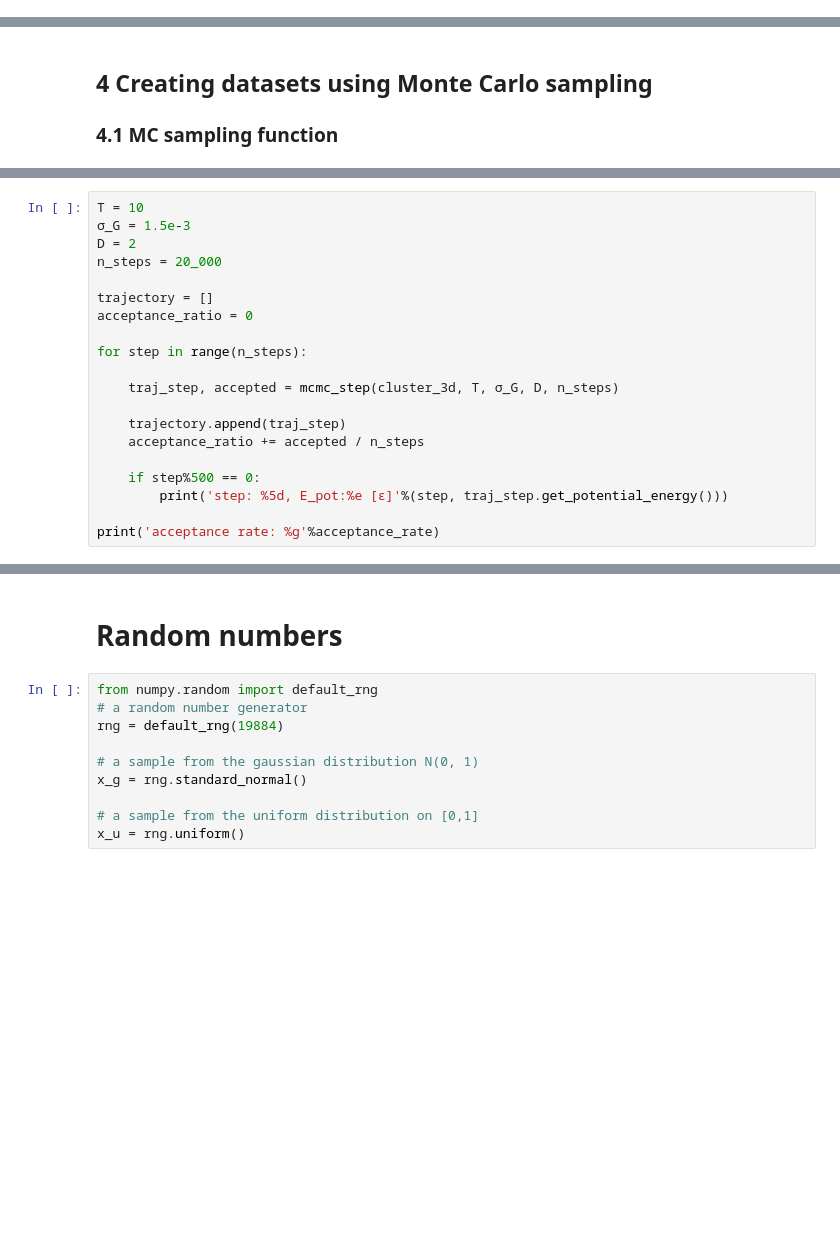
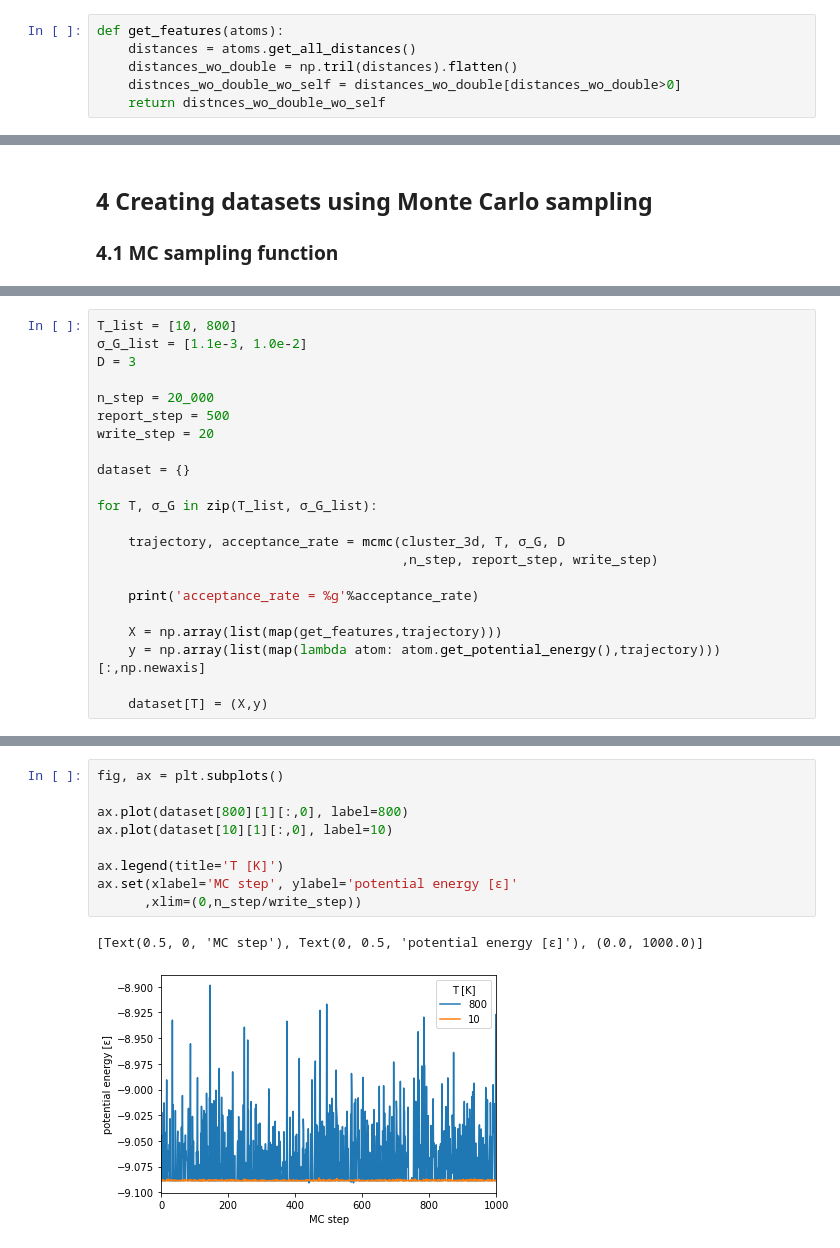
Before and after one commit to umurcankaya/WS-21-22, a Jupyter notebook: MLMP/assignments/ex04/MLMP_ex4_umurcankaya.ipynb, the cells around one changed output, grey strips where cells are left out. Saved outputs shown, nothing was run; the diff lists cells and outputs as text; blank space fills up the shorter version.

```diff
--- a/MLMP/assignments/ex04/MLMP_ex4_umurcankaya.ipynb
+++ b/MLMP/assignments/ex04/MLMP_ex4_umurcankaya.ipynb
@@ -149,0 +127,6 @@ array([1.11848102, 1.11848102, 1.11848102, 1.11848102, 1.93726595,
+# %%
+def get_features(atoms):
+    distances = atoms.get_all_distances()
+    distances_wo_double = np.tril(distances).flatten()
+    distnces_wo_double_wo_self = distances_wo_double[distances_wo_double>0]
+    return distnces_wo_double_wo_self
@@ -193,21 +205,23 @@ def mcmc_step(atoms, T:float, σ_G:float, D:int, n_steps:int=1):
 # %%
-T = 10
-σ_G = 1.5e-3
-D = 2
-n_steps = 20_000
+T_list = [10, 800]
+σ_G_list = [1.1e-3, 1.0e-2]
+D = 3
 
-trajectory = []
-acceptance_ratio = 0
+n_step = 20_000
+report_step = 500
+write_step = 20
 
-for step in range(n_steps):
+dataset = {}
 
-    traj_step, accepted = mcmc_step(cluster_3d, T, σ_G, D, n_steps)
+for T, σ_G in zip(T_list, σ_G_list):
 
-    trajectory.append(traj_step)
-    acceptance_ratio += accepted / n_steps
+    trajectory, acceptance_rate = mcmc(cluster_3d, T, σ_G, D
+                                       ,n_step, report_step, write_step)
 
-    if step%500 == 0:
-        print('step: %5d, E_pot:%e [ε]'%(step, traj_step.get_potential_energy()))
+    print('acceptance_rate = %g'%acceptance_rate)
 
-print('acceptance rate: %g'%acceptance_rate)
+    X = np.array(list(map(get_features,trajectory)))
+    y = np.array(list(map(lambda atom: atom.get_potential_energy(),trajectory)))[:,np.newaxis]
+
+    dataset[T] = (X,y)
 # %% [output]
@@ -284,12 +245,12 @@ BFGS:    9 16:44:41       -2.014686        0.0031
-# %% [markdown]
-# Random numbers
-# %%
-from numpy.random import default_rng
-# a random number generator
-rng = default_rng(19884)
-
-# a sample from the gaussian distribution N(0, 1)
-x_g = rng.standard_normal()
-
-# a sample from the uniform distribution on [0,1]
-x_u = rng.uniform()
+# %%
+fig, ax = plt.subplots()
+
+ax.plot(dataset[800][1][:,0], label=800)
+ax.plot(dataset[10][1][:,0], label=10)
+
+ax.legend(title='T [K]')
+ax.set(xlabel='MC step', ylabel='potential energy [ε]'
+      ,xlim=(0,n_step/write_step))
+# %% [output]
+[Text(0.5, 0, 'MC step'), Text(0, 0.5, 'potential energy [ε]'), (0.0, 1000.0)]
+[figure, added]
```
Also changed, not shown: parts of 14 cells of this notebook.
